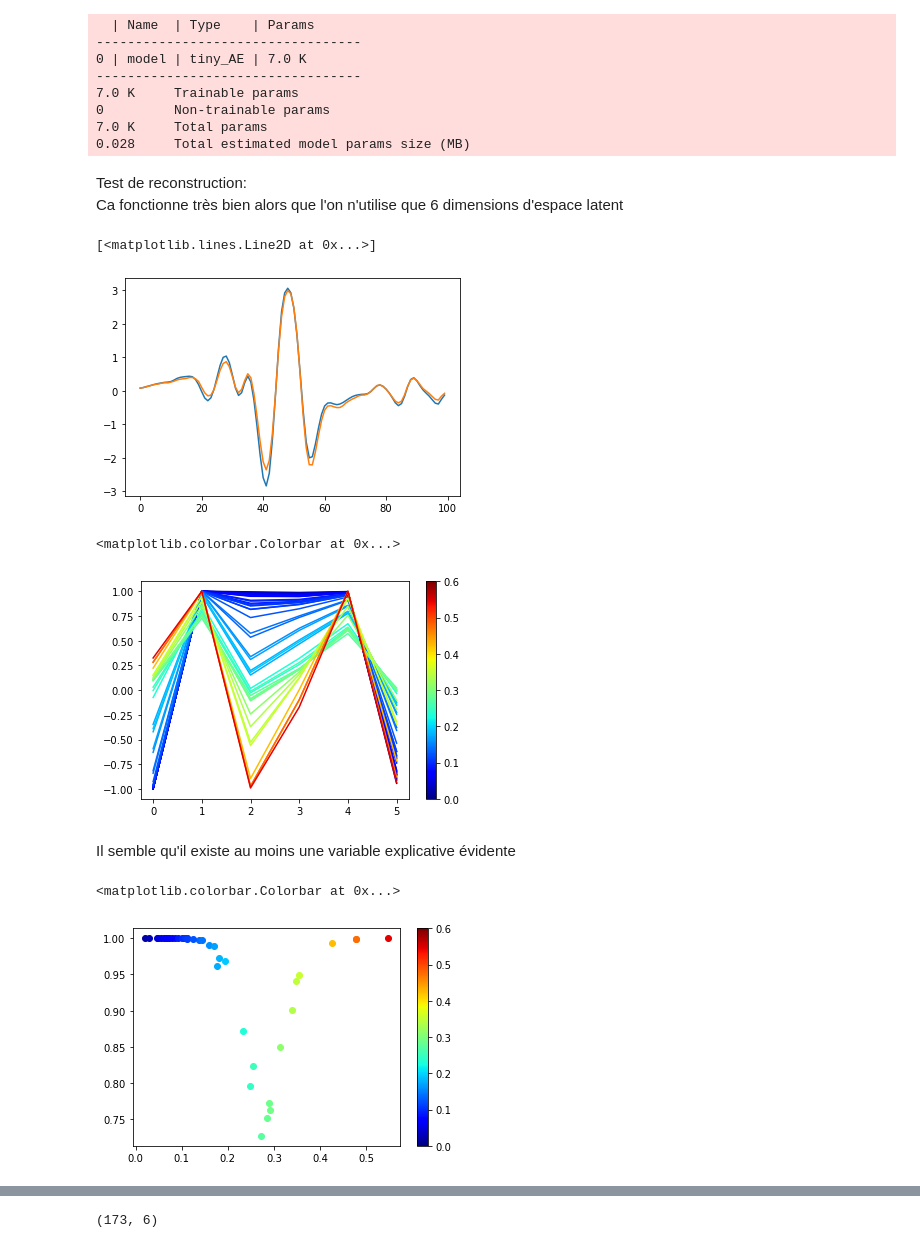
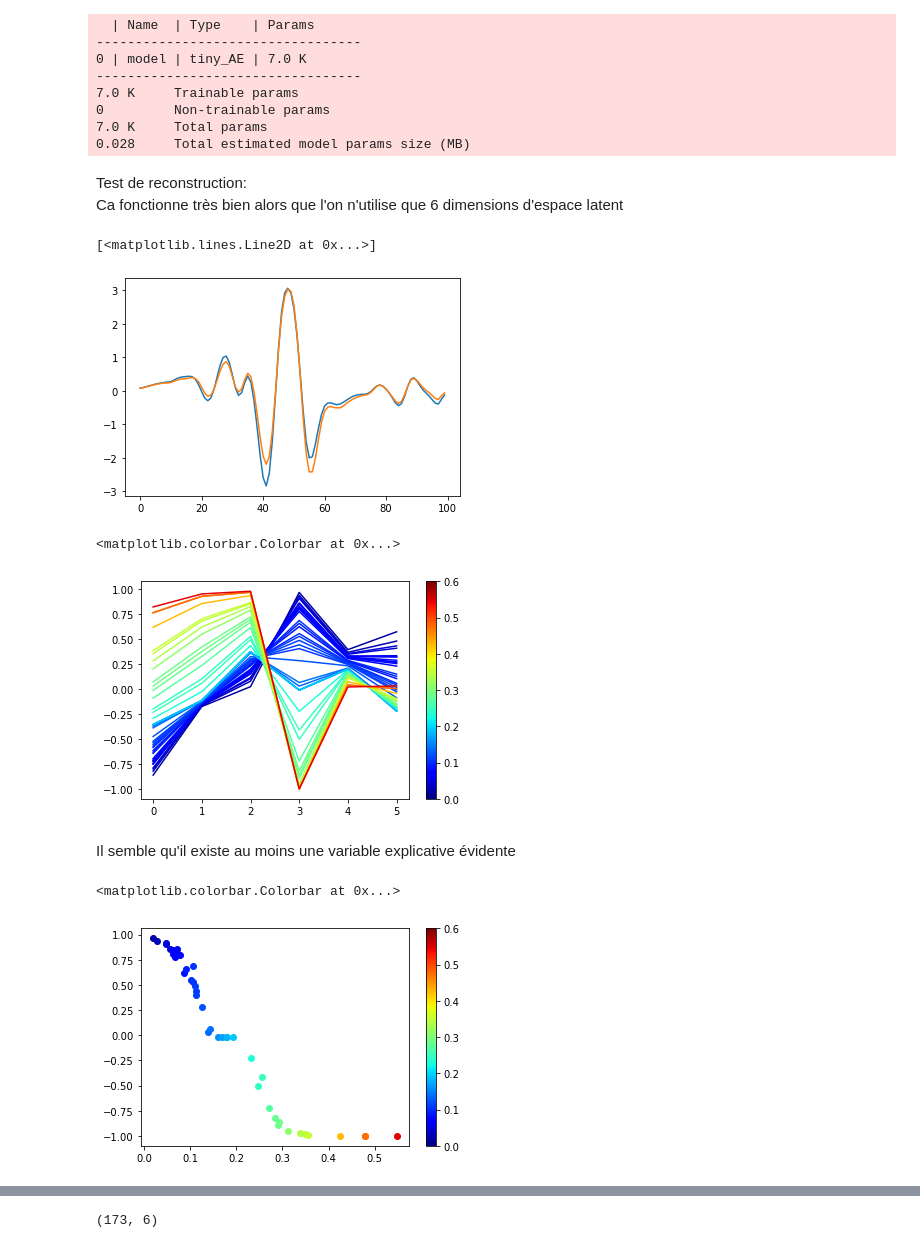
Before and after one commit to SneachChea/tecator_Explo, a Jupyter notebook: Piste de l'autoencodeur.ipynb, the cells around one changed output, grey strips where cells are left out. Saved outputs shown, nothing was run; the diff lists cells and outputs as text; code cells hidden in the pictures.

```diff
--- a/Piste de l'autoencodeur.ipynb
+++ b/Piste de l'autoencodeur.ipynb
@@ -66,7 +68,7 @@ class torchDataset(Dataset):
     def __getitem__(self, idx:int):
         if self.grad:
             return self.normalization(torch.gradient(self.features[idx], dim=0)[0]).float(), self.target[idx].unsqueeze(0).float()/100
-        return self.normalization(self.features[idx]).float(), self.target[idx].unsqueeze(0).float()/100
+        return self.normalization(torch.gradient(self.features[idx], dim=0)[0]).float(), self.target[idx].unsqueeze(0).float()/100
 
     @staticmethod
     def normalization(input_tensor):
@@ -244,9 +246,9 @@ trainer_AE.fit(pl_model, train_dataloaders=train_dataloader, val_dataloaders=val
 0         Non-trainable params
 7.0 K     Total params
 0.028     Total estimated model params size (MB)
-# %% [markdown]
-Test de reconstruction:
-Ca fonctionne très bien alors que l'on n'utilise que 6 dimensions d'espace latent
+# %% [markdown]
+Test de reconstruction:
+Ca fonctionne très bien alors que l'on n'utilise que 6 dimensions d'espace latent
 # %%
 test, _ = val_dataset[12]
 model = pl_model.model
@@ -258,7 +260,7 @@ plt.plot(test)
 plt.plot(reconstruction[0])
 # %% [output]
 [<matplotlib.lines.Line2D at 0x...>]
-[figure, old version]
+[figure, new version]
 # %%
 for i in range(len(val_dataset)):
     absorbption, fat = val_dataset[i]
@@ -268,20 +270,20 @@ for i in range(len(val_dataset)):
 plt.colorbar(m)
 # %% [output]
 <matplotlib.colorbar.Colorbar at 0x...>
-[figure, old version]
+[figure, new version]
-# %% [markdown]
-Il semble qu'il existe au moins une variable explicative évidente
+# %% [markdown]
+Il semble qu'il existe au moins une variable explicative évidente
 # %%
 test_simple = []
 for i in range(len(val_dataset)):
     absorbption, fat = val_dataset[i]
     with torch.no_grad():
         reco_abs = model.forward(absorbption.unsqueeze(0))
         latent_space = model.encoder_pass(absorbption.unsqueeze(0))
-        test_simple.append(latent_space[0, 2].item())
+        test_simple.append(latent_space[0, 3].item())
 
     plt.scatter(fat, test_simple[-1], color=m.to_rgba(fat.item()))
 plt.colorbar(m)
 # %% [output]
 <matplotlib.colorbar.Colorbar at 0x...>
-[figure, old version]
+[figure, new version]
```
Also changed, not shown: parts of 46 cells of this notebook, 1 other file.
